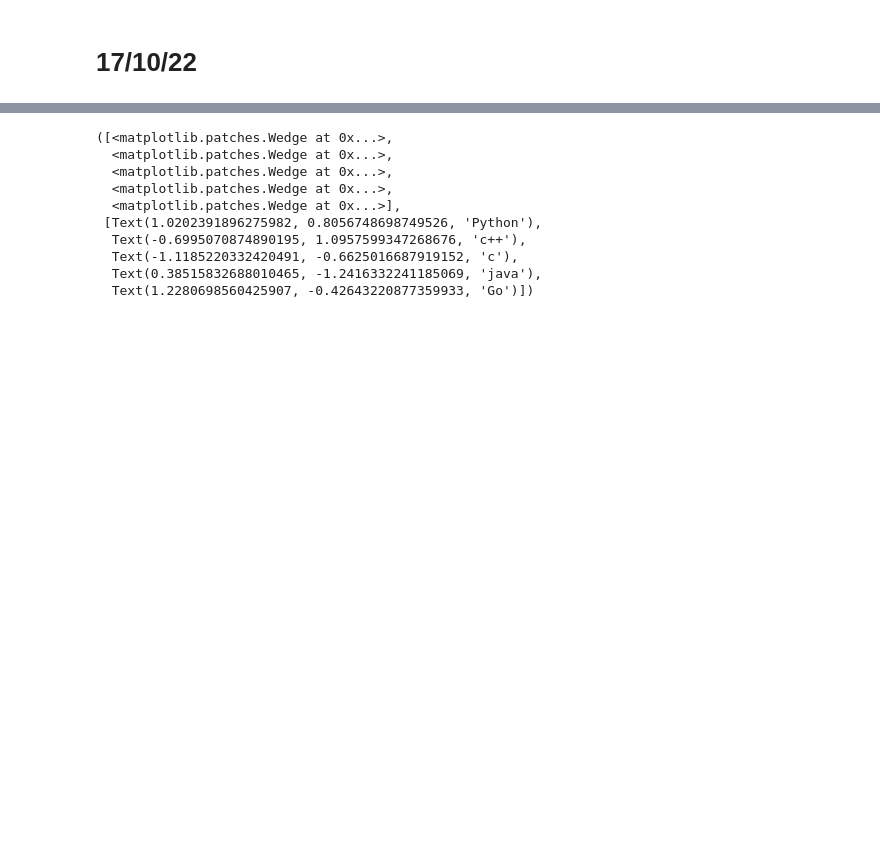
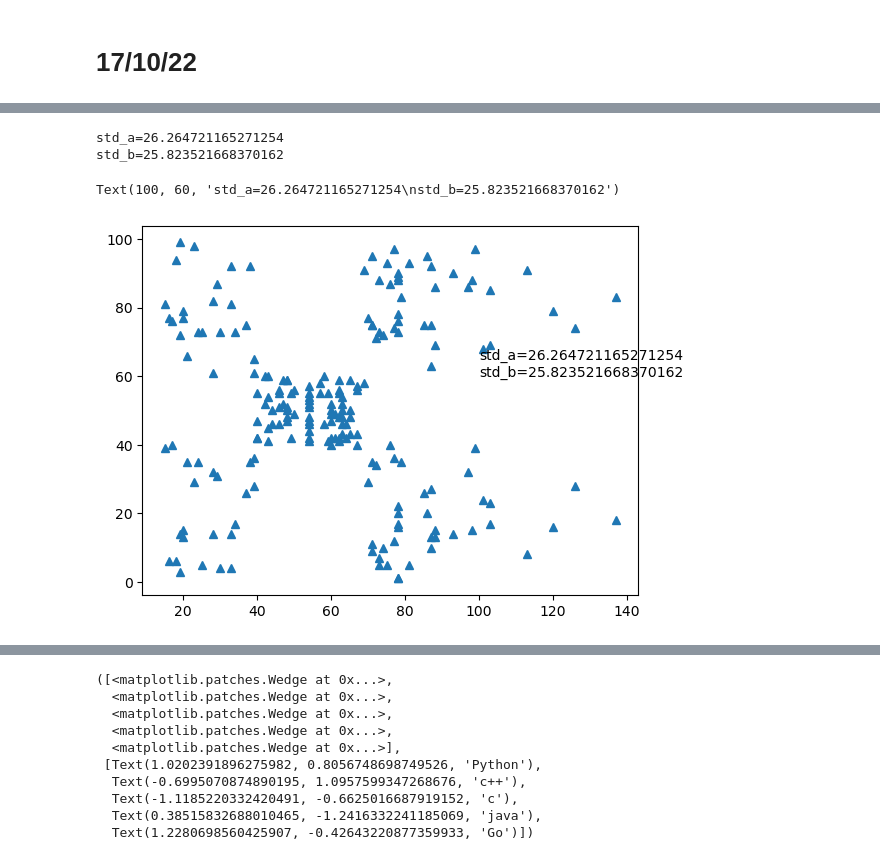
Before and after one commit to basavbamrah/training-sem-7, a Jupyter notebook: basics_5_matplt.ipynb, the cells around one changed output, grey strips where cells are left out. Cells and saved outputs as stored; diff of their text form; code cells hidden in the pictures; blank space fills up the shorter version.

```diff
--- a/basics_5_matplt.ipynb
+++ b/basics_5_matplt.ipynb
@@ -326,3 +326,9 @@ Text(0, 0.5, 'Spending Score')
 [figure]
 # %% [markdown]
 # 17/10/22
+# %%
+import pandas as pd
+import numpy as np
+from matplotlib import pyplot as plt
+df=pd.read_csv('./Mall_Customers.csv')
+df
@@ -329,3 +349,17 @@ Text(0, 0.5, 'Spending Score')
+# %%
+an=df['Annual Income (k$)']
+sp=df['Spending Score (1-100)']
+ans=an.std()
+sps=sp.std()
+s='\n'.join((f'std_a={ans}',f'std_b={sps}'))
+print(s)
+plt.plot(an,sp,'^')
+plt.text(100,60,s)
+# %% [output]
+std_a=26.264721165271254
+std_b=25.823521668370162
+Text(100, 60, 'std_a=26.264721165271254\nstd_b=25.823521668370162')
+[figure, added]
 # %%
 import numpy as np
 import pandas as pd
```
Also changed, not shown: parts of 8 cells of this notebook, 1 other file.
